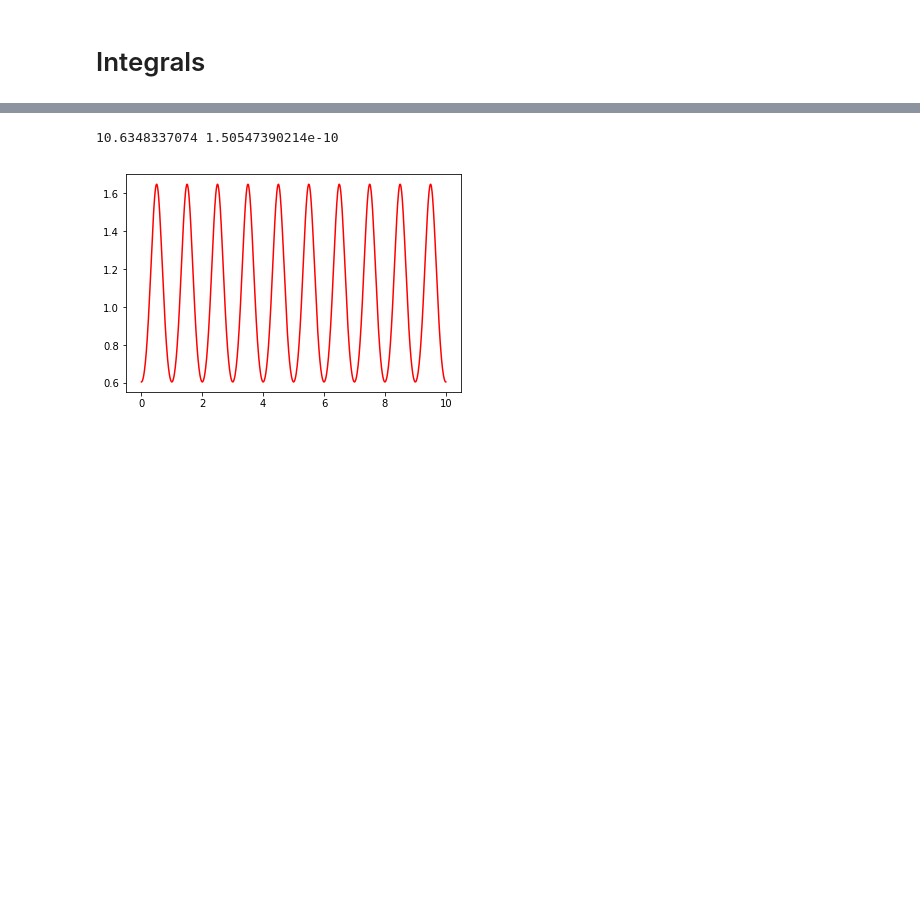
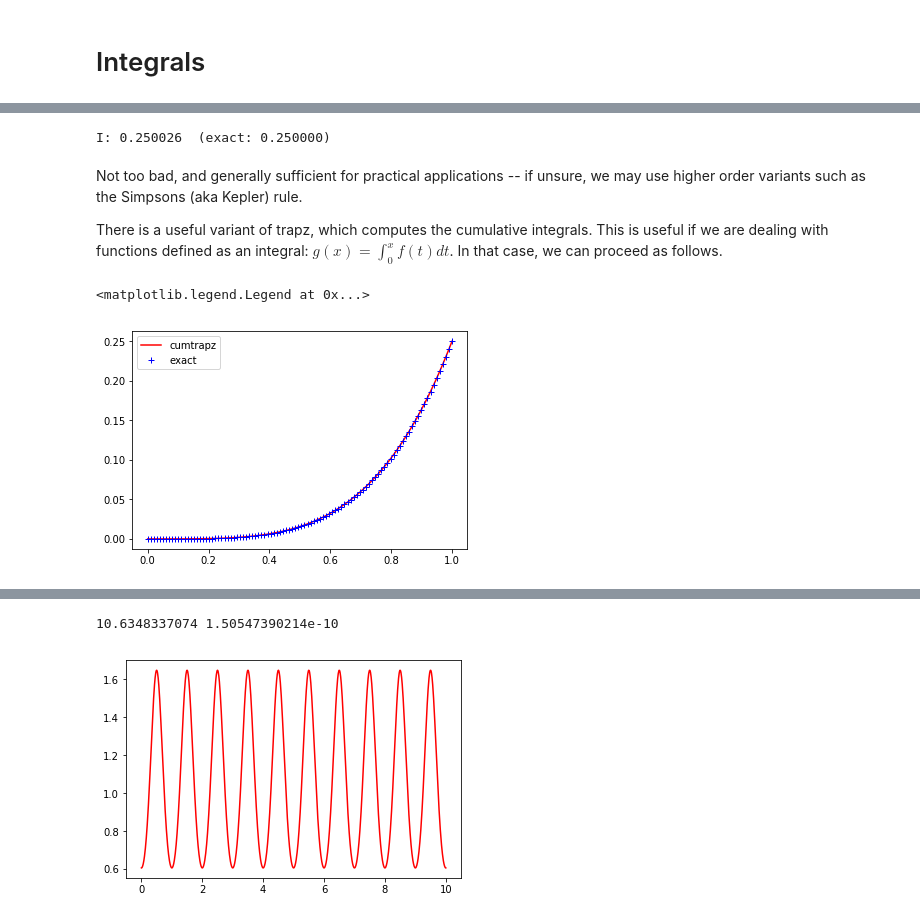
Before and after one commit to nregnault/cosmo, a Jupyter notebook: notebooks/integration.ipynb, the cells around one changed output, grey strips where cells are left out. Cells and saved outputs as stored; diff of their text form; code cells hidden in the pictures; blank space fills up the shorter version.

```diff
--- a/notebooks/integration.ipynb
+++ b/notebooks/integration.ipynb
@@ -12,0 +26,27 @@
+# %%
+from scipy.integrate import trapz
+
+xx = np.linspace(0., 1., 100)
+y = xx*xx*xx
+I = trapz(y, x=xx)
+
+print "I: %f  (exact: %f)" % (I, 1/4.)
+# %% [output]
+I: 0.250026  (exact: 0.250000)
+# %% [markdown]
+Not too bad, and generally sufficient for practical applications -- if unsure, we may use higher order variants such as the Simpsons (aka Kepler) rule.
+
+There is a useful variant of trapz, which computes the cumulative integrals. This is useful if we are dealing with functions defined as an integral: $g(x) = \int_0^x f(t) dt$. In that case, we can proceed as follows.
+# %%
+from scipy.integrate import cumtrapz
+
+xx = np.linspace(0., 1., 100)
+y = xx*xx*xx
+z = cumtrapz(y, x=xx, initial=0)
+
+pl.plot(xx, z, 'r-', label='cumtrapz')
+pl.plot(xx, xx**4/4., 'b+', label='exact')
+pl.legend()
+# %% [output]
+<matplotlib.legend.Legend at 0x...>
+[figure, added]
```
Also changed, not shown: parts of 9 cells of this notebook, 2 other files.
